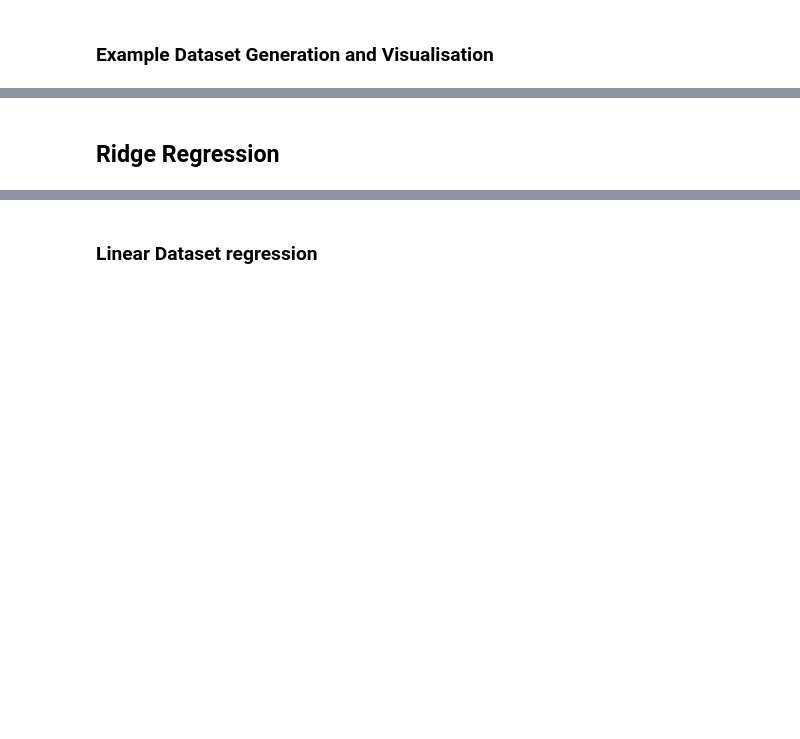
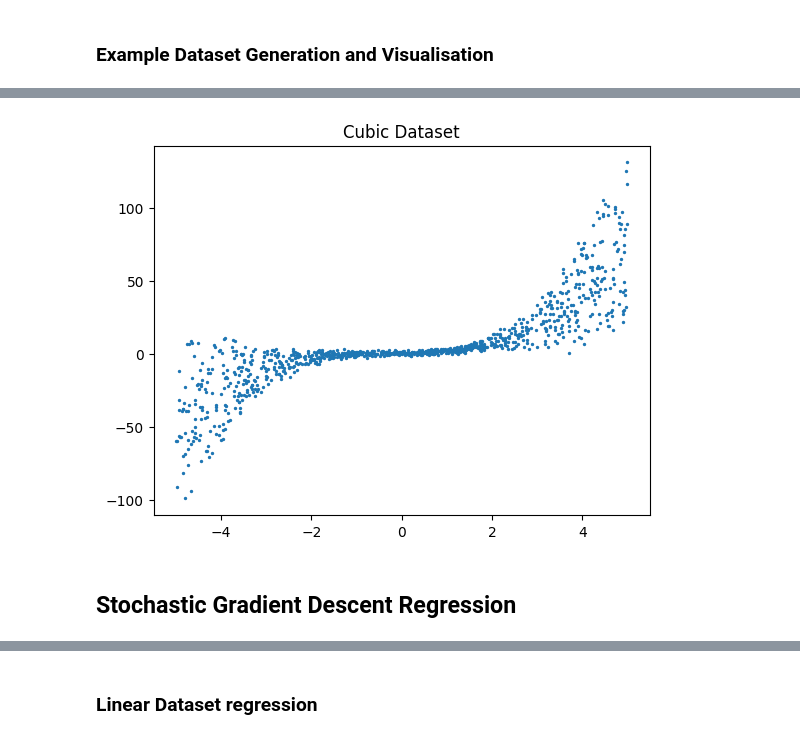
Before and after one commit to Martin-EvansUWA/ML-Project-1, a Jupyter notebook: 23621647.ipynb, the cells around one changed output, grey strips where cells are left out. Cells and saved outputs as stored; diff of their text form; code cells hidden in the pictures; blank space fills up the shorter version.

```diff
--- a/23621647.ipynb
+++ b/23621647.ipynb
@@ -59,2 +164,9 @@ plt.scatter(x, y, s=2)
+# %%
+x, y = generate_polynomial_dataset(3, 1000)
+plt.scatter(x, y, s=2)
+plt.title("Cubic Dataset")
+plt.show()
+# %% [output]
+[figure, added]
 # %% [markdown]
-## Ridge Regression
+## Stochastic Gradient Descent Regression
```
Also changed, not shown: parts of 26 cells of this notebook.
